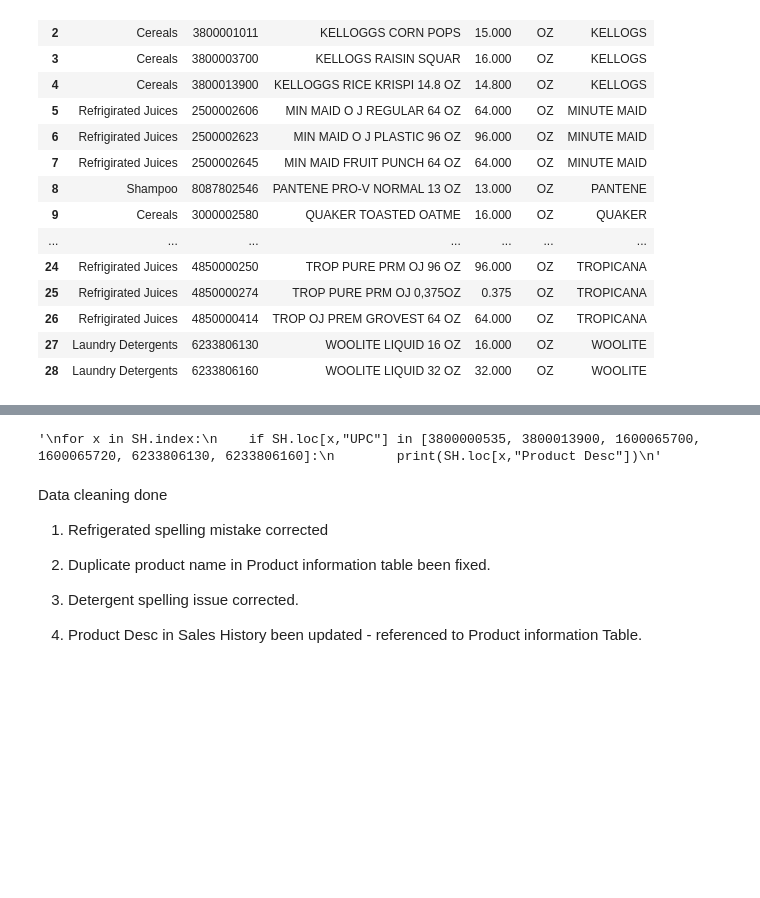
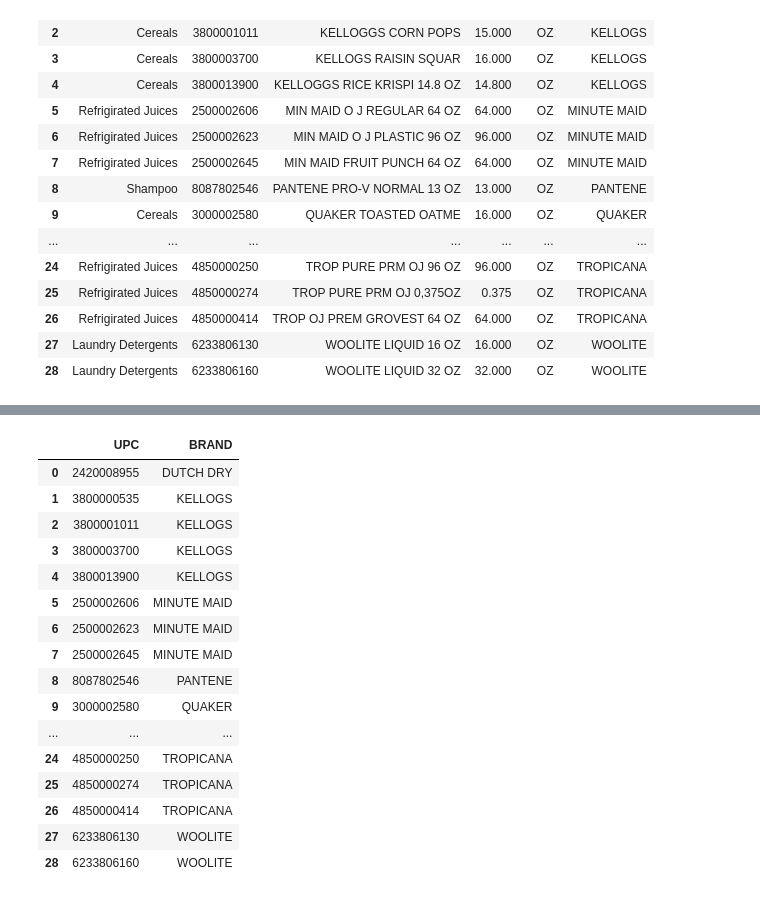
Before and after one commit to Jaykant-M/PyScripts, a Jupyter notebook: DM/Category Management - DM.ipynb, the cells around one changed output, grey strips where cells are left out. Drawn from its saved outputs; the diff is of its cells as text; code cells hidden in the pictures; blank space fills up the shorter version.

```diff
--- a/DM/Category Management - DM.ipynb
+++ b/DM/Category Management - DM.ipynb
@@ -232,21 +258,3 @@ SH.head(25)
 | 22 | 1 | 1 | 1 | Shampoo | 3007466061 | SW BLUE X/MED 7 OZ | 201 | 6.10 | 7.320 | ... |
 | 23 | 1 | 5 | 1 | Refrigirated Juices | 8390001301 | SW ICED TEA 64 OZ | 201 | 1.30 | 1.300 | ... |
 | 24 | 1 | 3 | 1 | Laundry Detergents | 6233806160 | WOOLITE LIQUID 32 OZ | 201 | 5.19 | 5.709 | ... |
-# %%
-'''
-for x in SH.index:
-    if SH.loc[x,"UPC"] in [3800000535, 3800013900, 1600065700, 1600065720, 6233806130, 6233806160]:
-        print(SH.loc[x,"Product Desc"])
-'''
-# %% [output]
-'\nfor x in SH.index:\n    if SH.loc[x,"UPC"] in [3800000535, 3800013900, 1600065700, 1600065720, 6233806130, 6233806160]:\n        print(SH.loc[x,"Product Desc"])\n'
-# %% [markdown]
-Data cleaning done
-
-1) Refrigerated spelling mistake corrected
-
-2) Duplicate product name in Product information table been fixed.
-
-3) Detergent spelling issue corrected.
-
-4) Product Desc in Sales History been updated - referenced to Product information Table.
@@ -252,0 +263,20 @@ Data cleaning done
+# %%
+UPCRef
+# %% [output]
+|  | UPC | BRAND |
+| 0 | 2420008955 | DUTCH DRY |
+| 1 | 3800000535 | KELLOGS |
+| 2 | 3800001011 | KELLOGS |
+| 3 | 3800003700 | KELLOGS |
+| 4 | 3800013900 | KELLOGS |
+| 5 | 2500002606 | MINUTE MAID |
+| 6 | 2500002623 | MINUTE MAID |
+| 7 | 2500002645 | MINUTE MAID |
+| 8 | 8087802546 | PANTENE |
+| 9 | 3000002580 | QUAKER |
+| ... | ... | ... |
+| 24 | 4850000250 | TROPICANA |
+| 25 | 4850000274 | TROPICANA |
+| 26 | 4850000414 | TROPICANA |
+| 27 | 6233806130 | WOOLITE |
+| 28 | 6233806160 | WOOLITE |
```
Also changed, not shown: parts of 10 cells of this notebook.
